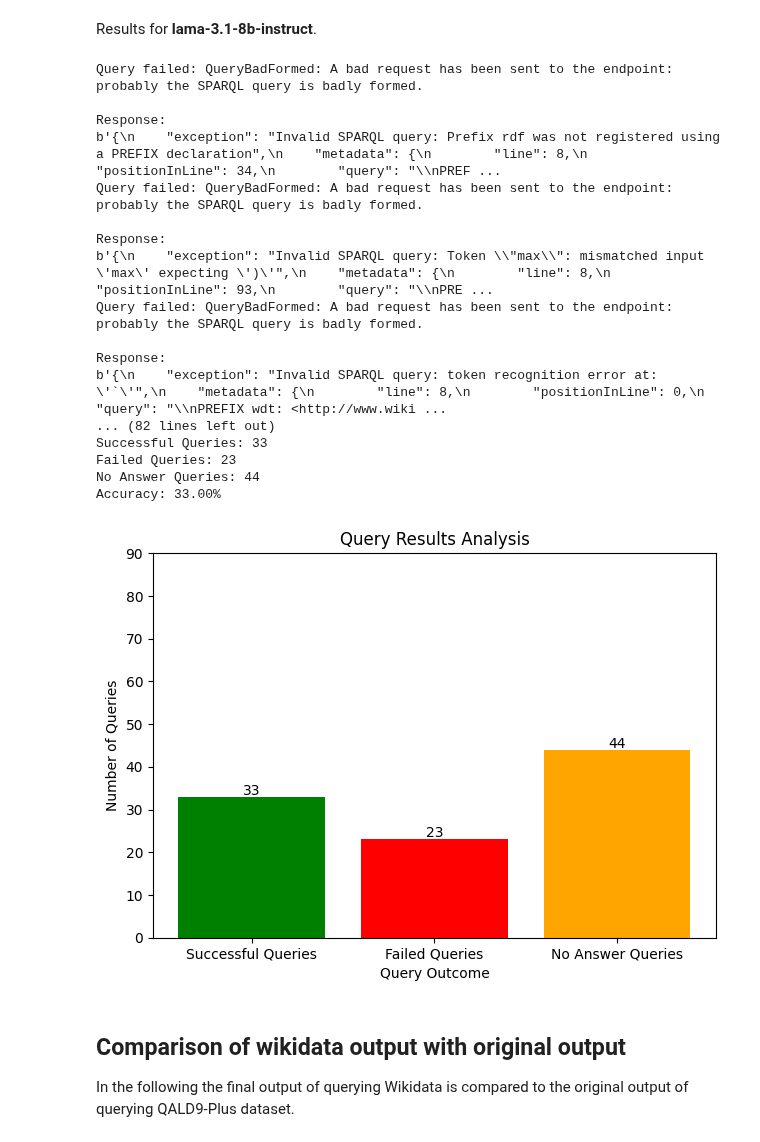
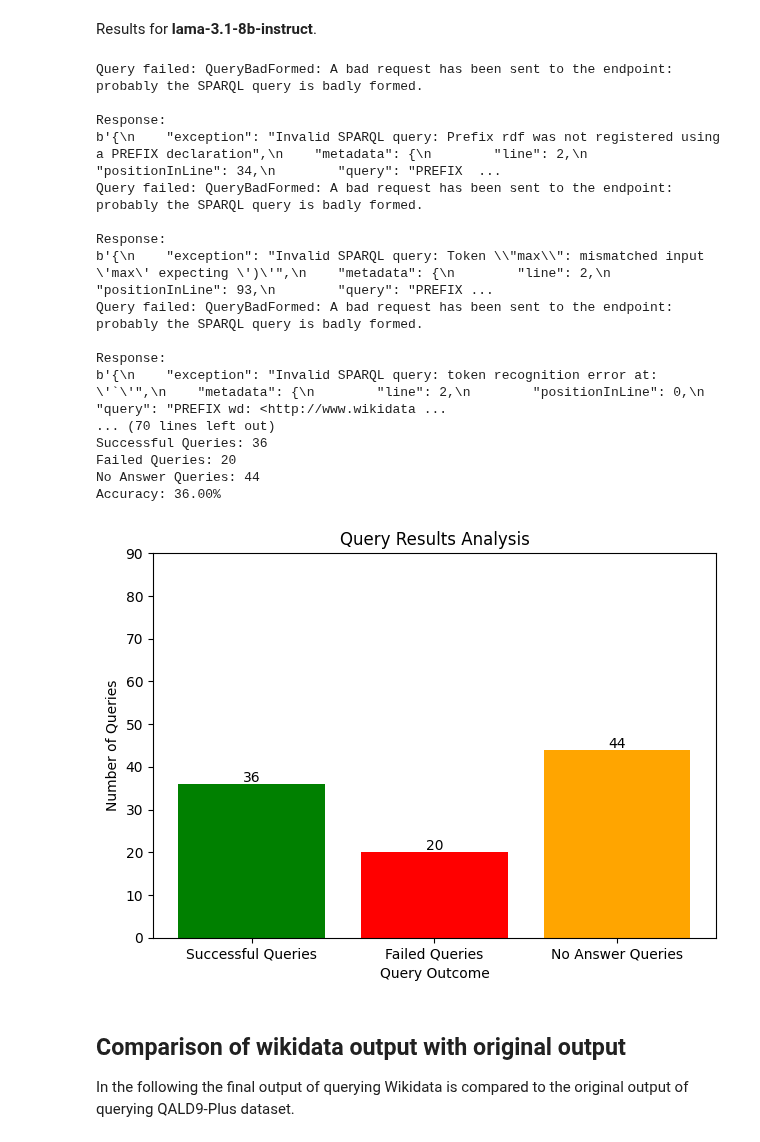
Before and after one commit to semantic-systems/Automatic-SPARQL-translation, a Jupyter notebook: QALD9-Plus-testing/zero-shot-entity-aligned/zero-shot-entity-aligned-dbpedia-wikidata/zero_shot_entity_aligned_dbpedia_wikidata.ipynb, the cells around one changed output. Cells and saved outputs as stored; diff of their text form; code cells hidden in the pictures.

```diff
--- a/QALD9-Plus-testing/zero-shot-entity-aligned/zero-shot-entity-aligned-dbpedia-wikidata/zero_shot_entity_aligned_dbpedia_wikidata.ipynb
+++ b/QALD9-Plus-testing/zero-shot-entity-aligned/zero-shot-entity-aligned-dbpedia-wikidata/zero_shot_entity_aligned_dbpedia_wikidata.ipynb
@@ -539,21 +539,21 @@ output_file_path = "zero_shot_entity_aligned_llama_dbpedia_wikidata_executed.jso
 # Wikidata local endpoint
 WIKIDATA_ENDPOINT = "http://localhost:7001"
 
-# Define prefixes for the queries
-PREFIXES = """
-PREFIX wdt: <http://www.wikidata.org/prop/direct/>
-PREFIX wd: <http://www.wikidata.org/entity/>
-PREFIX rdfs: <http://www.w3.org/2000/01/rdf-schema#>
-PREFIX p: <http://www.wikidata.org/prop/>
-PREFIX ps: <http://www.wikidata.org/prop/statement/>
-PREFIX pq: <http://www.wikidata.org/prop/qualifier/>
-"""
-
-# Function to check and prepend prefixes if not present
 def ensure_prefixes(query):
-    if not query.strip().startswith("PREFIX"):
-        return PREFIXES + query
-    return query
+    needed_prefixes = {
+        'wdt:': 'PREFIX wdt: <http://www.wikidata.org/prop/direct/>\n',
+        'wd:': 'PREFIX wd: <http://www.wikidata.org/entity/>\n',
+        'rdfs:': 'PREFIX rdfs: <http://www.w3.org/2000/01/rdf-schema#>\n',
+        'p:': 'PREFIX p: <http://www.wikidata.org/prop/>\n',
+        'ps:': 'PREFIX ps: <http://www.wikidata.org/prop/statement/>\n',
+        'pq:': 'PREFIX pq: <http://www.wikidata.org/prop/qualifier/>\n',
+    }
+    query_lower = query.lower()
+    prefixes_to_add = ''
+    for prefix, declaration in needed_prefixes.items():
+        if prefix in query and declaration.strip().lower() not in query_lower:
+            prefixes_to_add += declaration
+    return prefixes_to_add + query
 
 # Function to query the SPARQL endpoint
 def query_sparql(endpoint, query):
@@ -632,41 +632,41 @@ print(f"Total Queries: {total_queries}")
 print(f"Successful Queries: {successful_queries}")
 print(f"Failed Queries: {failed_queries}")
 print(f"No Answer Queries: {no_answer_queries}")
 print(f"Accuracy: {accuracy:.2f}%")
 
 # Visualize results with a bar chart
 categories = ['Successful Queries', 'Failed Queries', 'No Answer Queries']
 counts = [successful_queries, failed_queries, no_answer_queries]
 colors = ['green', 'red', 'orange']
 
 plt.bar(categories, counts, color=colors)
 plt.title('Query Results Analysis')
 plt.ylabel('Number of Queries')
 plt.xlabel('Query Outcome')
 plt.ylim(0, 90)
 for i, count in enumerate(counts):
     plt.text(i, count + 0.5, str(count), ha='center')
 plt.tight_layout()
 plt.show()
 # %% [output]
 Query failed: QueryBadFormed: A bad request has been sent to the endpoint: probably the SPARQL query is badly formed.
 
 Response:
-b'{\n    "exception": "Invalid SPARQL query: Prefix rdf was not registered using a PREFIX declaration",\n    "metadata": {\n        "line": 8,\n        "positionInLine": 34,\n        "query": "\\nPREF ...
+b'{\n    "exception": "Invalid SPARQL query: Prefix rdf was not registered using a PREFIX declaration",\n    "metadata": {\n        "line": 2,\n        "positionInLine": 34,\n        "query": "PREFIX  ...
 Query failed: QueryBadFormed: A bad request has been sent to the endpoint: probably the SPARQL query is badly formed.
 
 Response:
-b'{\n    "exception": "Invalid SPARQL query: Token \\"max\\": mismatched input \'max\' expecting \')\'",\n    "metadata": {\n        "line": 8,\n        "positionInLine": 93,\n        "query": "\\nPRE ...
+b'{\n    "exception": "Invalid SPARQL query: Token \\"max\\": mismatched input \'max\' expecting \')\'",\n    "metadata": {\n        "line": 2,\n        "positionInLine": 93,\n        "query": "PREFIX ...
 Query failed: QueryBadFormed: A bad request has been sent to the endpoint: probably the SPARQL query is badly formed.
 
 Response:
-b'{\n    "exception": "Invalid SPARQL query: token recognition error at: \'`\'",\n    "metadata": {\n        "line": 8,\n        "positionInLine": 0,\n        "query": "\\nPREFIX wdt: <http://www.wiki ...
-... (82 lines left out)
-Successful Queries: 33
-Failed Queries: 23
+b'{\n    "exception": "Invalid SPARQL query: token recognition error at: \'`\'",\n    "metadata": {\n        "line": 2,\n        "positionInLine": 0,\n        "query": "PREFIX wd: <http://www.wikidata ...
+... (70 lines left out)
+Successful Queries: 36
+Failed Queries: 20
 No Answer Queries: 44
-Accuracy: 33.00%
+Accuracy: 36.00%
-[figure, old version]
+[figure, new version]
 # %% [markdown]
 ## Comparison of wikidata output with original output
 In the following the final output of querying Wikidata is compared to the original output of querying QALD9-Plus dataset.
```
Also changed, not shown: parts of 2 cells of this notebook, 6 other files.
